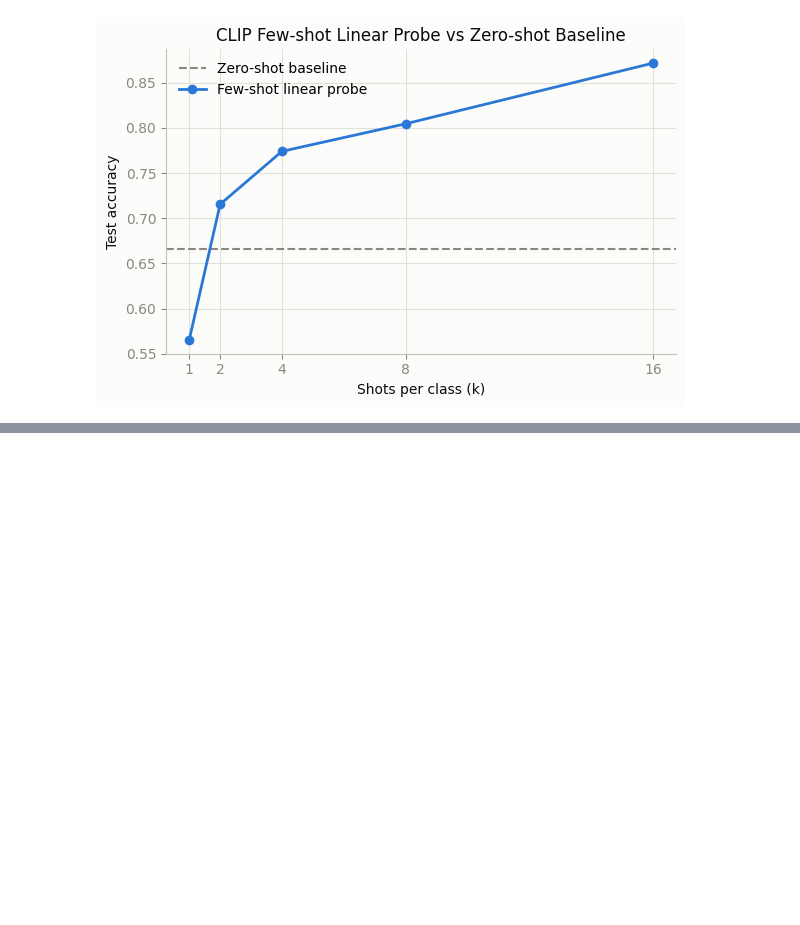
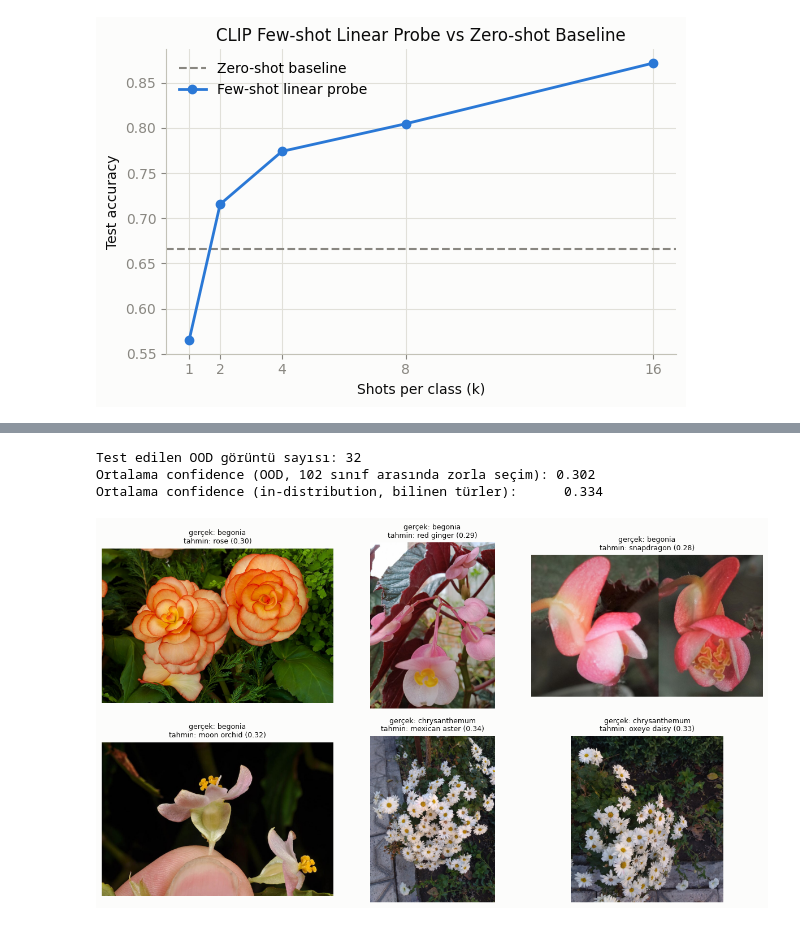
Before and after one commit to sinemsrcck/Flower-Species-Classification, a Jupyter notebook: clip.ipynb, the cells around one changed output, grey strips where cells are left out. Saved outputs shown, nothing was run; the diff lists cells and outputs as text; code cells hidden in the pictures; blank space fills up the shorter version.

```diff
--- a/clip.ipynb
+++ b/clip.ipynb
@@ -234,0 +239,27 @@ with open("results/clip_few_shot_results.json", "w") as f:
+# %%
+import matplotlib.image as mpimg
+
+with open("results/ood_results.json") as f:
+    ood_results = json.load(f)
+
+print(f"Test edilen OOD görüntü sayısı: {ood_results['num_images']}")
+print(f"Ortalama confidence (OOD, 102 sınıf arasında zorla seçim): {ood_results['avg_confidence_ood']:.3f}")
+print(f"Ortalama confidence (in-distribution, bilinen türler):      {ood_results['avg_confidence_in_distribution']:.3f}")
+
+# Birkaç örnek: gerçek tür -> CLIP'in 102 sınıf içinden verdiği (yanlış) tahmin
+sample_rows = ood_results["rows"][:6]
+fig, axes = plt.subplots(2, 3, figsize=(12, 7), facecolor="#fcfcfb")
+for ax, row in zip(axes.flat, sample_rows):
+    img = mpimg.imread(row["image"])
+    ax.imshow(img)
+    ax.set_title(f"gerçek: {row['species']}\ntahmin: {row['predicted_known_class']} ({row['confidence']:.2f})",
+                 fontsize=9, color="#0b0b0b")
+    ax.axis("off")
+plt.tight_layout()
+plt.savefig("results/ood_examples.png", dpi=150, facecolor="#fcfcfb")
+plt.show()
+# %% [output]
+Test edilen OOD görüntü sayısı: 32
+Ortalama confidence (OOD, 102 sınıf arasında zorla seçim): 0.302
+Ortalama confidence (in-distribution, bilinen türler):      0.334
+[figure, added]
```
Also changed, not shown: parts of 8 cells of this notebook, 11 other files.
